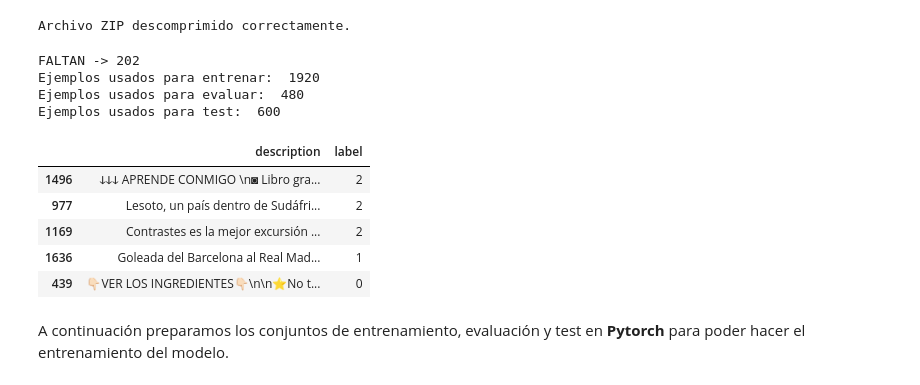
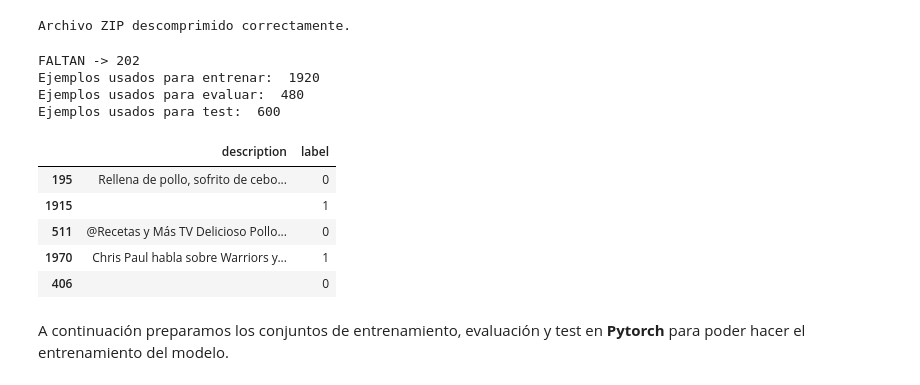
Before and after one commit to jesusGS01/TGINE, a Jupyter notebook: P2_5_3_TGINE_JesusGarciaSalmeron.ipynb, the cells around one changed output. Saved outputs shown, nothing was run; the diff lists cells and outputs as text; code cells hidden in the pictures.

```diff
--- a/P2_5_3_TGINE_JesusGarciaSalmeron.ipynb
+++ b/P2_5_3_TGINE_JesusGarciaSalmeron.ipynb
@@ -97,40 +114,40 @@ for root, dirs, files in os.walk(directory):
 
 print("FALTAN ->",str(missing))
 
 # Crear DataFrames con nombres de columnas
 df_train = pd.DataFrame(data=train_data, columns=['description'])  # Agrega los nombres de columna que desees
 df_train['label'] = train_labels  # Agrega la columna de etiquetas al DataFrame de entrenamiento
 
 df_test = pd.DataFrame(data=test_data, columns=['description'])  # Nombres de columnas para el DataFrame de prueba
 df_test['label'] = test_labels  # Agrega la columna de etiquetas al DataFrame de prueba
 
 # Definir un diccionario que mapee las etiquetas a números
 label_mapping = {"Cocina": 0, "Deportes": 1, "Viaje": 2}
 
 # Aplicar la transformación a las etiquetas en los DataFrames
 df_train['label'] = df_train['label'].map(label_mapping)
 df_test['label'] = df_test['label'].map(label_mapping)
 
 # Creamos el dataset de validacion
 p_eval = 0.2
-df_training, df_eval = train_test_split (df_train, test_size = p_eval)
+df_training, df_eval = train_test_split (df_train, test_size = p_eval, stratify = df_train['label'])
 
 print("Ejemplos usados para entrenar: ", len(df_training))
 print("Ejemplos usados para evaluar: ", len(df_eval))
 print("Ejemplos usados para test: ", len(df_test))
 
-df_training.head()
+df_eval.head()
 # %% [output]
 FALTAN -> 202
 Ejemplos usados para entrenar:  1920
 Ejemplos usados para evaluar:  480
 Ejemplos usados para test:  600
 |  | description | label |
-| 1496 | ↆↆↆ APRENDE CONMIGO \n◙ Libro gra... | 2 |
-| 977 | Lesoto, un país dentro de Sudáfri... | 2 |
-| 1169 | Contrastes es la mejor excursión ... | 2 |
-| 1636 | Goleada del Barcelona al Real Mad... | 1 |
-| 439 | 👇🏻VER LOS INGREDIENTES👇🏻\n\n⭐No t... | 0 |
+| 195 | Rellena de pollo, sofrito de cebo... | 0 |
+| 1915 |  | 1 |
+| 511 | @Recetas y Más TV Delicioso Pollo... | 0 |
+| 1970 | Chris Paul habla sobre Warriors y... | 1 |
+| 406 |  | 0 |
 # %% [markdown]
 A continuación preparamos los conjuntos de entrenamiento, evaluación y test en **Pytorch** para poder hacer el entrenamiento del modelo.
 # %%
```
Also changed, not shown: parts of 4 cells of this notebook.
